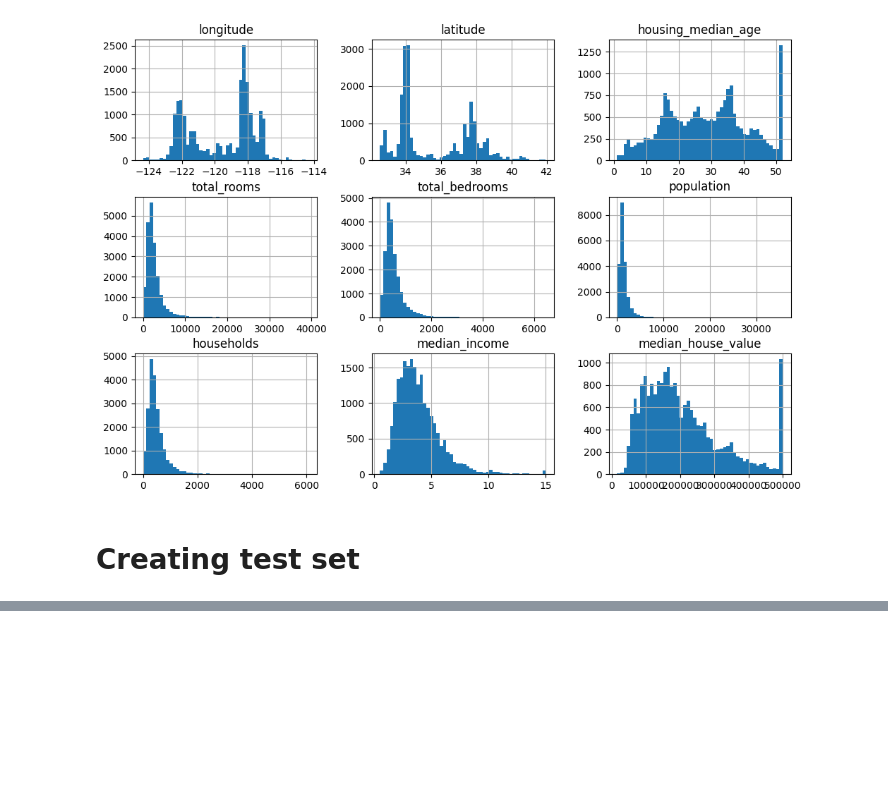
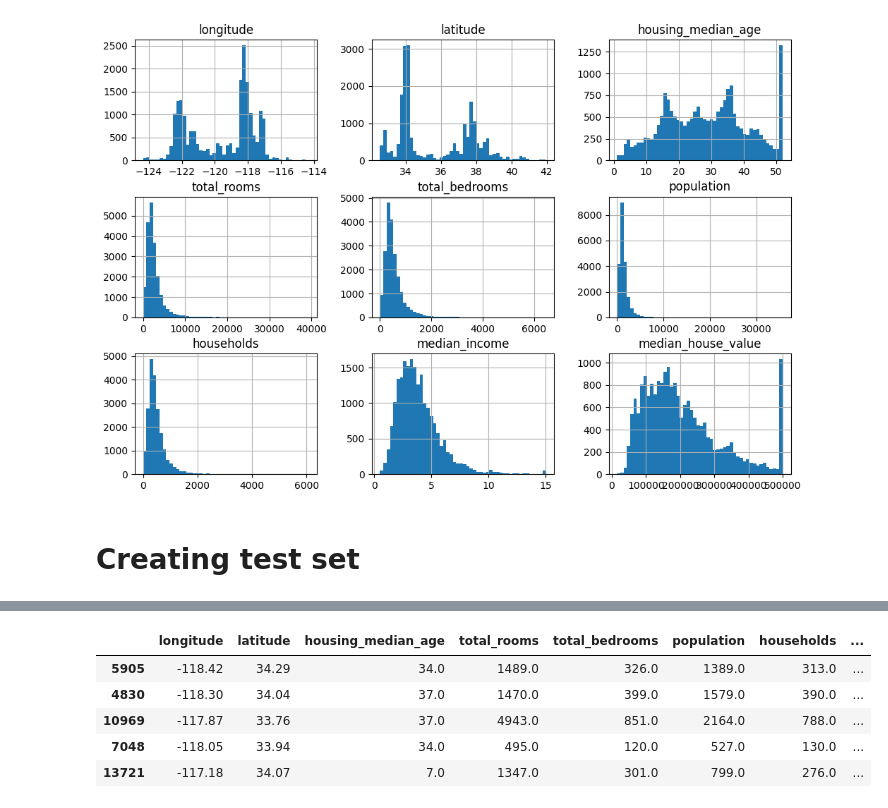
Before and after one commit to Zuhebkhan10/California_housing_price, a Jupyter notebook: Analyzing_house.ipynb, the cells around one changed output, grey strips where cells are left out. Cells and saved outputs as stored; diff of their text form; code cells hidden in the pictures; blank space fills up the shorter version.

```diff
--- a/Analyzing_house.ipynb
+++ b/Analyzing_house.ipynb
@@ -130,0 +148,20 @@ test.head()
+# %%
+# Stratified shuffle split in scikit-learn
+# Scikit-learn provides a built-in way to perform stratified sampling using StratifiedShuffleSplit.
+from sklearn.model_selection import StratifiedShuffleSplit
+split=StratifiedShuffleSplit(n_splits=1,test_size=0.2,random_state=40)
+for train_index, test_index in split.split(df,df['income_cat']):
+    start_train_set=df.loc[train_index]
+    start_test_set=df.loc[test_index]
+
+# check the training_set
+# start_train_set.head(10)
+# check the testing_set data
+start_test_set.head()
+# %% [output]
+|  | longitude | latitude | housing_median_age | total_rooms | total_bedrooms | population | households | ... |
+| 5905 | -118.42 | 34.29 | 34.0 | 1489.0 | 326.0 | 1389.0 | 313.0 | ... |
+| 4830 | -118.30 | 34.04 | 37.0 | 1470.0 | 399.0 | 1579.0 | 390.0 | ... |
+| 10969 | -117.87 | 33.76 | 37.0 | 4943.0 | 851.0 | 2164.0 | 788.0 | ... |
+| 7048 | -118.05 | 33.94 | 34.0 | 495.0 | 120.0 | 527.0 | 130.0 | ... |
+| 13721 | -117.18 | 34.07 | 7.0 | 1347.0 | 301.0 | 799.0 | 276.0 | ... |
```
Also changed, not shown: parts of 7 cells of this notebook.
